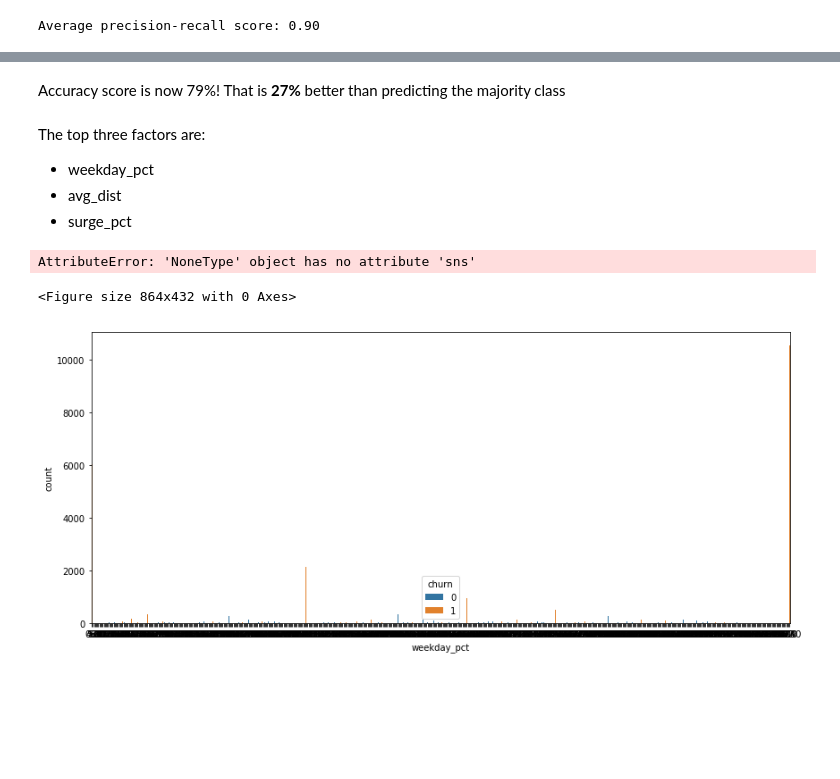
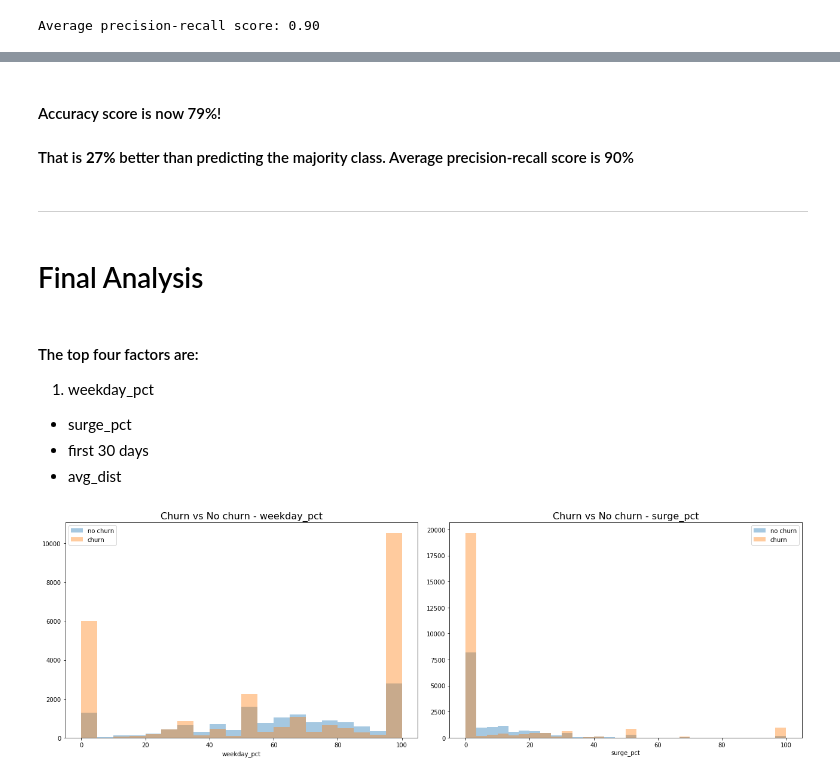
Before and after one commit to kammybdeng/churn-analysis-case-study, a Jupyter notebook: Churn-Prediction-Report.ipynb, the cells around one changed output, grey strips where cells are left out. Drawn from its saved outputs; the diff is of its cells as text; code cells hidden in the pictures; blank space fills up the shorter version.

```diff
--- a/Churn-Prediction-Report.ipynb
+++ b/Churn-Prediction-Report.ipynb
@@ -422,25 +429,34 @@ Accuracy =  79.06534954407294 %
 # %% [markdown]
-Accuracy score is now 79%! That is **27%** better than predicting the majority class
+#### Accuracy score is now 79%!
+
+#### That is **27%** better than predicting the majority class. Average precision-recall score is 90%
+# %% [markdown]
+***
+# %% [markdown]
+# Final Analysis
 # %% [markdown]
-The top three factors are:
+#### The top four factors are:
 
-- weekday_pct
+1. weekday_pct
+- surge_pct
+- first 30 days
 - avg_dist
-- surge_pct
 # %%
-fig = plt.figure(figsize=(12,6))
+fig, ax = plt.subplots(nrows=1, ncols=2, figsize=(18, 6))
 
-ax1 = fig.add_subplot()
-ax1.sns.distplot(train[train.churn == 0].weekday_pct, bins = 20, kde=False, label = 'weekday_pct no churn')
-#sns.distplot(train[train.churn == 1].weekday_pct, bins = 20, kde=False, label = 'weekday_pct churn')
+sns.distplot(train[train.churn == 0].weekday_pct, bins = 20, kde=False, label = 'no churn', ax = ax[0])
+sns.distplot(train[train.churn == 1].weekday_pct, bins = 20, kde=False, label = 'churn', ax = ax[0])
+ax[0].set_title('Churn vs No churn - weekday_pct', fontsize=16)
+
+
+sns.distplot(train[train.churn == 0].surge_pct, bins = 30, kde=False, label = 'no churn', ax = ax[1])
+sns.distplot(train[train.churn == 1].surge_pct, bins = 30, kde=False, label = 'churn', ax = ax[1])
+ax[1].set_title('Churn vs No churn - surge_pct', fontsize=16)
+
+
+ax[0].legend()
+ax[1].legend()
+plt.tight_layout()
 plt.show()
 # %% [output]
-AttributeError: 'NoneType' object has no attribute 'sns'
-<Figure size 864x432 with 0 Axes>
+[figure, added]
-# %%
-plt.figure(figsize=(14, 6))
-sns.distplot(x="weekday_pct", hue="churn", data=train)
-#sns.coauntplot(x="weekday_pct", hue="churn", data=train)
-plt.show()
-# %% [output]
-[figure, removed]
```
Also changed, not shown: parts of 61 cells of this notebook, 3 other files.
